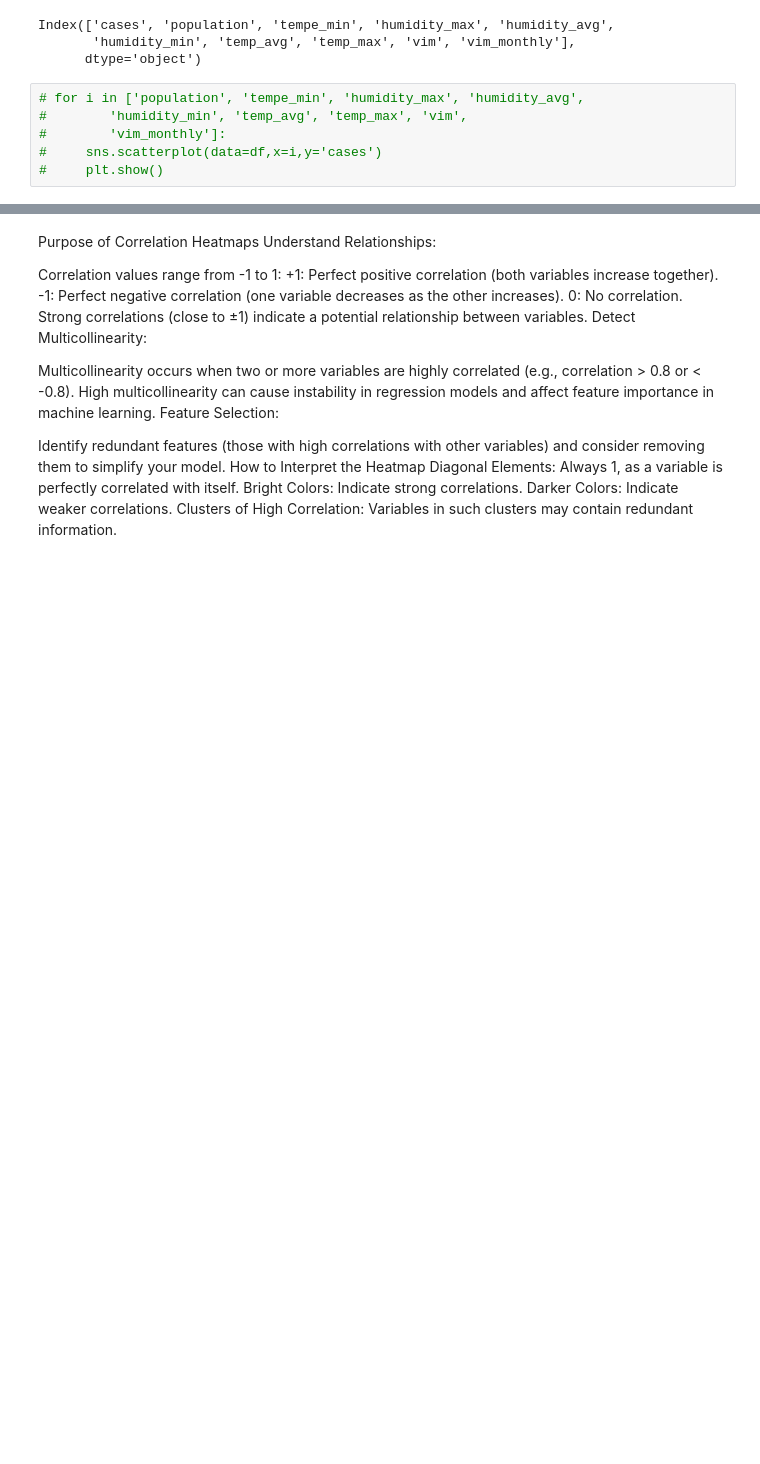
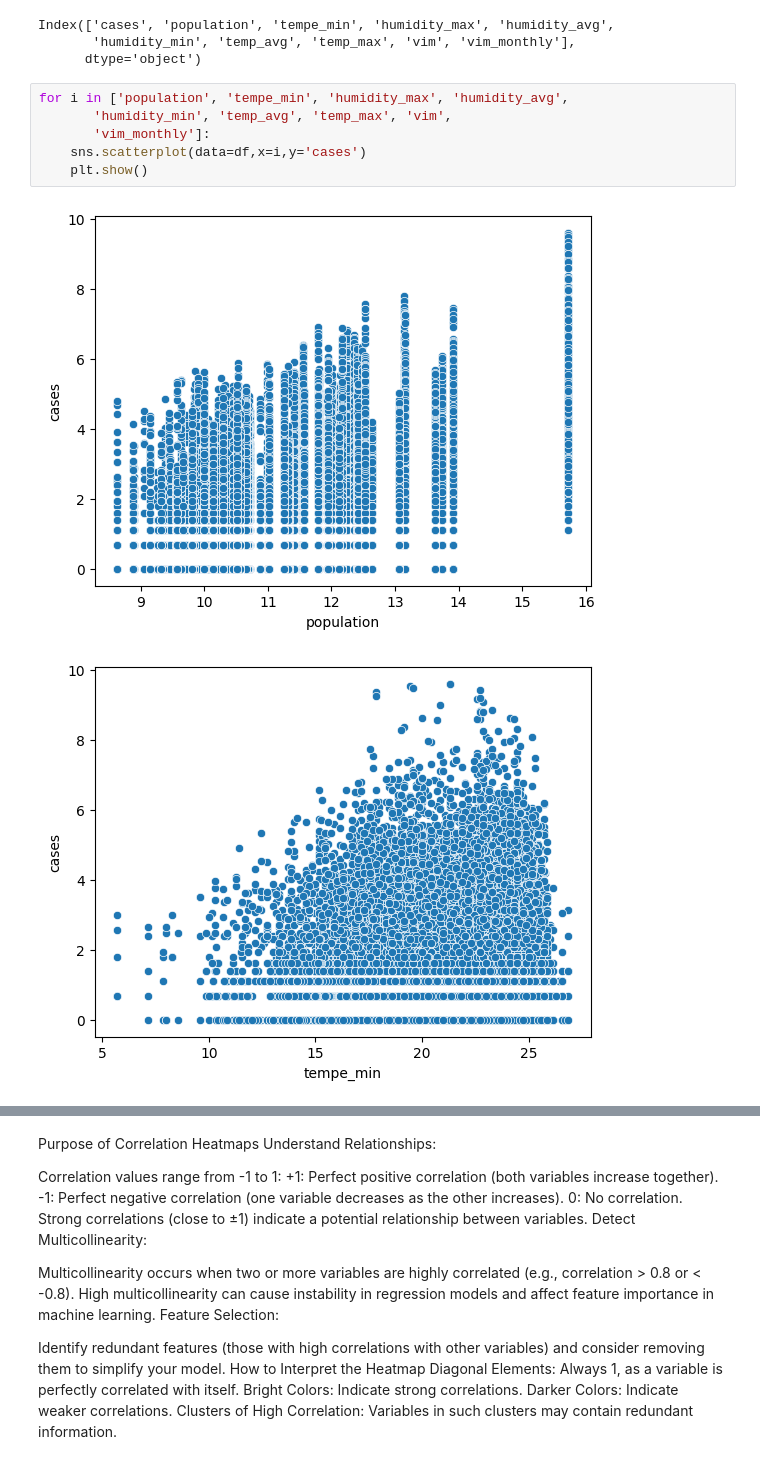
Before and after one commit to Minindu20/Dengue-Severity-Predictor, a Jupyter notebook: pre_processing.ipynb, the cells around one changed output, grey strips where cells are left out. Drawn from its saved outputs; the diff is of its cells as text; blank space fills up the shorter version.

```diff
--- a/pre_processing.ipynb
+++ b/pre_processing.ipynb
@@ -721,8 +743,11 @@ Index(['cases', 'population', 'tempe_min', 'humidity_max', 'humidity_avg',
        'humidity_min', 'temp_avg', 'temp_max', 'vim', 'vim_monthly'],
       dtype='object')
 # %%
-# for i in ['population', 'tempe_min', 'humidity_max', 'humidity_avg',
-#        'humidity_min', 'temp_avg', 'temp_max', 'vim',
-#        'vim_monthly']:
-#     sns.scatterplot(data=df,x=i,y='cases')
-#     plt.show()
+for i in ['population', 'tempe_min', 'humidity_max', 'humidity_avg',
+       'humidity_min', 'temp_avg', 'temp_max', 'vim',
+       'vim_monthly']:
+    sns.scatterplot(data=df,x=i,y='cases')
+    plt.show()
+# %% [output]
+[figure, added]
+[figure, added]
```
Also changed, not shown: parts of 27 cells of this notebook.
